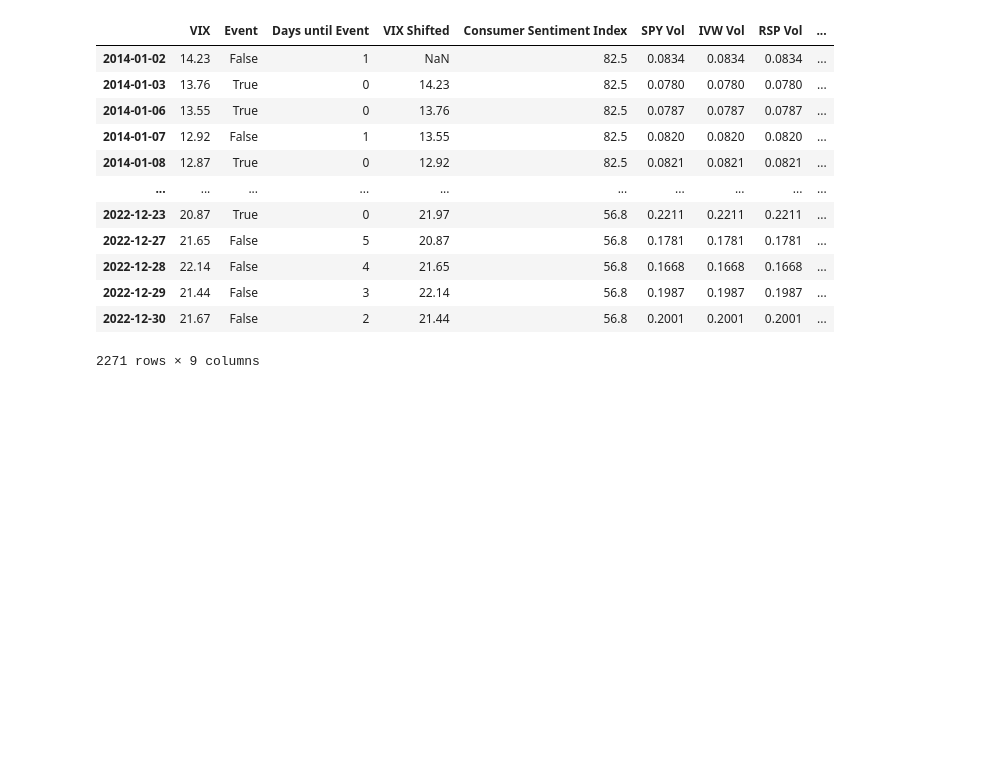
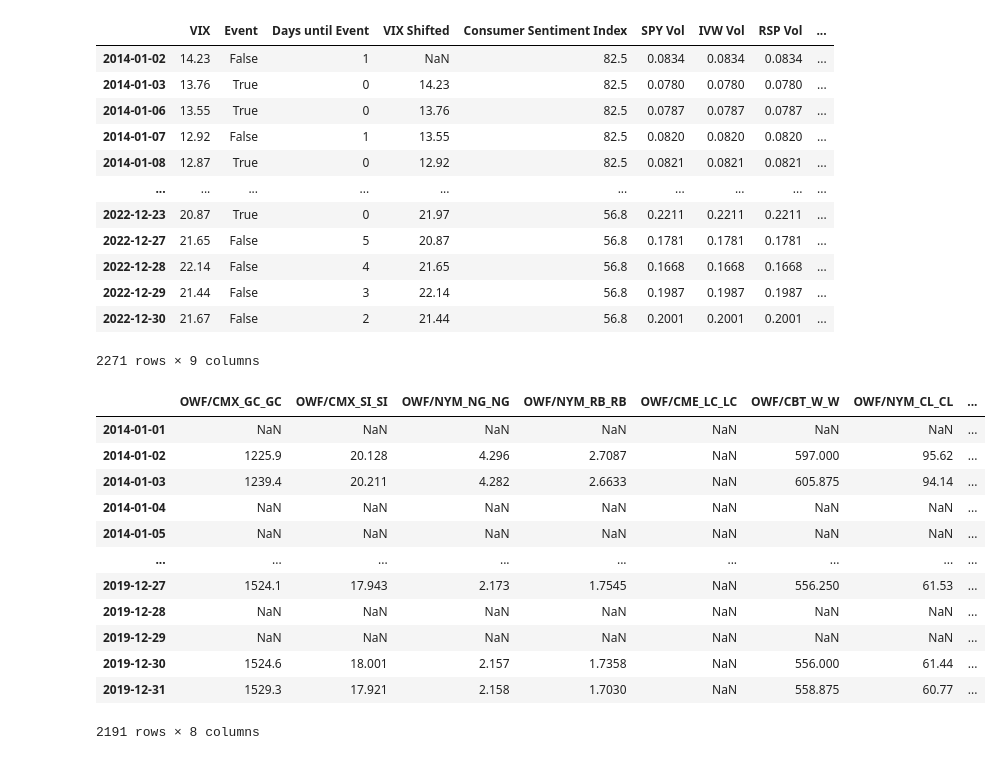
Before and after one commit to madison-rusch/Quant-Trading-Strategies, a Jupyter notebook: homework/Project Draft - Lin_McDonnell_Panovich_Rusch.ipynb, the cells around one changed output. Saved outputs shown, nothing was run; the diff lists cells and outputs as text; code cells hidden in the pictures; blank space fills up the shorter version.

```diff
--- a/homework/Project Draft - Lin_McDonnell_Panovich_Rusch.ipynb
+++ b/homework/Project Draft - Lin_McDonnell_Panovich_Rusch.ipynb
@@ -213,3 +243,60 @@ display(VIX_data)
 | 2022-12-29 | 21.44 | False | 3 | 22.14 | 56.8 | 0.1987 | 0.1987 | 0.1987 | ... |
 | 2022-12-30 | 21.67 | False | 2 | 21.44 | 56.8 | 0.2001 | 0.2001 | 0.2001 | ... |
 2271 rows × 9 columns
+# %%
+# Get Commodities Futures Pricing Data and try to map correlation to VIX
+securities = [
+              'OWF/CMX_GC_GC', # Gold
+              'OWF/CMX_SI_SI', # Silver
+              'OWF/NYM_NG_NG', # Natural Gas
+              'OWF/NYM_RB_RB', # Gasoline
+              'OWF/CME_LC_LC', # Live Cattle
+              'OWF/CBT_W_W',   # Wheat
+              'OWF/NYM_CL_CL', # Crude Oil
+              'OWF/CBT_C_C',   # Corn
+              # 'OWF/ICE_CT_CT', # Cotton
+              # 'OWF/CME_LH_LH'  # Lean Hogs
+              ]
+dates = [
+         'H2014', 'M2014', 'U2014', 'Z2014',
+         'H2015', 'M2015', 'U2015', 'Z2015',
+         'H2016', 'M2016', 'U2016', 'Z2016',
+         'H2017', 'M2017', 'U2017', 'Z2017',
+         'H2018', 'M2018', 'U2018', 'Z2018',
+         'H2019', 'M2019', 'U2019', 'Z2019',
+         'H2020', # 'M2020', 'U2020', 'Z2020',
+        #  'H2021', 'M2021', 'U2021', 'Z2021',
+        #  'H2022', 'M2022', 'U2022', 'Z2022'
+         ]
+
+prices = pd.DataFrame(index = pd.date_range('2014-01-01', '2019-12-31'))
+for security in securities[0:]:
+  finalized_data = pd.DataFrame()
+  trim_start = "2014-01-01"
+  trim_end = "2019-12-31"
+  for month in dates:
+    data = fetch_quandl(f'{security}_{month}_IVM', begin_date=trim_start, end_date=trim_end)
+    # data = clean_quandl_columns(data)
+    # data = data[data['DtT'] > 30]
+    if finalized_data.empty:
+      finalized_data = data
+    else:
+      finalized_data = finalized_data.append(data)
+    trim_start = finalized_data.index[-1] + pd.DateOffset(1)
+  prices[security] = finalized_data['Future']
+
+display(prices)
+# %% [output]
+|  | OWF/CMX_GC_GC | OWF/CMX_SI_SI | OWF/NYM_NG_NG | OWF/NYM_RB_RB | OWF/CME_LC_LC | OWF/CBT_W_W | OWF/NYM_CL_CL | ... |
+| 2014-01-01 | NaN | NaN | NaN | NaN | NaN | NaN | NaN | ... |
+| 2014-01-02 | 1225.9 | 20.128 | 4.296 | 2.7087 | NaN | 597.000 | 95.62 | ... |
+| 2014-01-03 | 1239.4 | 20.211 | 4.282 | 2.6633 | NaN | 605.875 | 94.14 | ... |
+| 2014-01-04 | NaN | NaN | NaN | NaN | NaN | NaN | NaN | ... |
+| 2014-01-05 | NaN | NaN | NaN | NaN | NaN | NaN | NaN | ... |
+| ... | ... | ... | ... | ... | ... | ... | ... | ... |
+| 2019-12-27 | 1524.1 | 17.943 | 2.173 | 1.7545 | NaN | 556.250 | 61.53 | ... |
+| 2019-12-28 | NaN | NaN | NaN | NaN | NaN | NaN | NaN | ... |
+| 2019-12-29 | NaN | NaN | NaN | NaN | NaN | NaN | NaN | ... |
+| 2019-12-30 | 1524.6 | 18.001 | 2.157 | 1.7358 | NaN | 556.000 | 61.44 | ... |
+| 2019-12-31 | 1529.3 | 17.921 | 2.158 | 1.7030 | NaN | 558.875 | 60.77 | ... |
+2191 rows × 8 columns
```
Also changed, not shown: parts of 8 cells of this notebook.
